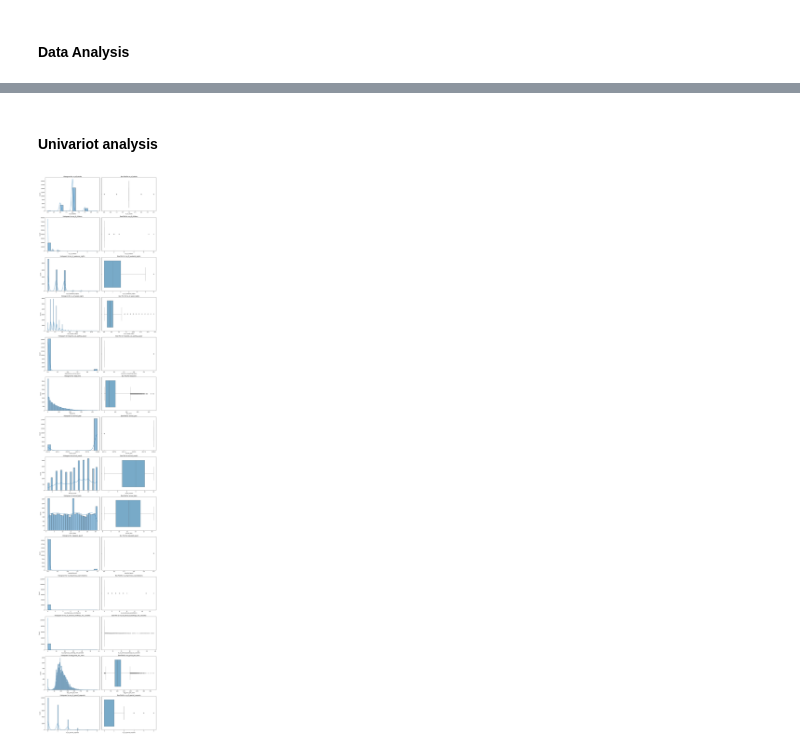
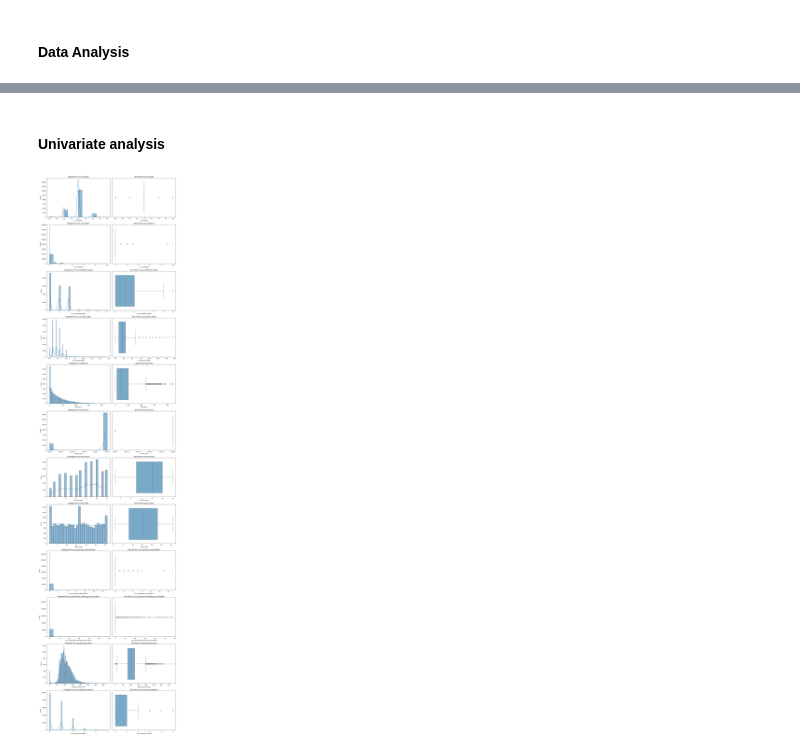
Before and after one commit to yasiruLakruwan/MLOPS-Hotel-Reservaiton-prediction, a Jupyter notebook: notebook/notebook.ipynb, the cells around one changed output, grey strips where cells are left out. Drawn from its saved outputs; the diff is of its cells as text; code cells hidden in the pictures.

```diff
--- a/notebook/notebook.ipynb
+++ b/notebook/notebook.ipynb
@@ -136,13 +92,0 @@ Name: count, dtype: int64
-# %%
-# our data is imbalanced
-# Lets take the catagorical columns
-
-cat_col =[]
-
-for column in df.columns:
-    if (df[column].dtype == "object"):
-        cat_col.append(column)
-print (cat_col)
-
-## numarical columns
-num_col = df.select_dtypes(include=['int64', 'float64']).columns.tolist()
@@ -151,3 +95,11 @@ num_col = df.select_dtypes(include=['int64', 'float64']).columns.tolist()
+# %%
+cat_cols = ['type_of_meal_plan','required_car_parking_space',
+       'room_type_reserved','market_segment_type', 'repeated_guest','booking_status']
+
+num_cols = ['no_of_adults', 'no_of_children', 'no_of_weekend_nights',
+       'no_of_week_nights','lead_time', 'arrival_year', 'arrival_month',
+       'arrival_date','no_of_previous_cancellations', 'no_of_previous_bookings_not_canceled',
+       'avg_price_per_room', 'no_of_special_requests']
 # %% [markdown]
 #### Data Analysis
 # %%
@@ -159,5 +116,5 @@ data.shape
 # %% [markdown]
-#### Univariot analysis
+#### Univariate analysis
 # %%
 def num_plot_dist(df , num_features):
     fig , axes = plt.subplots(len(num_features),2,figsize=(15,len(num_features)*5))
@@ -174,6 +131,6 @@ def num_plot_dist(df , num_features):
     plt.tight_layout()
     plt.show()
 # %%
-num_plot_dist(data , num_col)
+num_plot_dist(data , num_cols)
 # %% [output]
-[figure, old version]
+[figure, new version]
```
Also changed, not shown: parts of 101 cells of this notebook, 1 other file.
